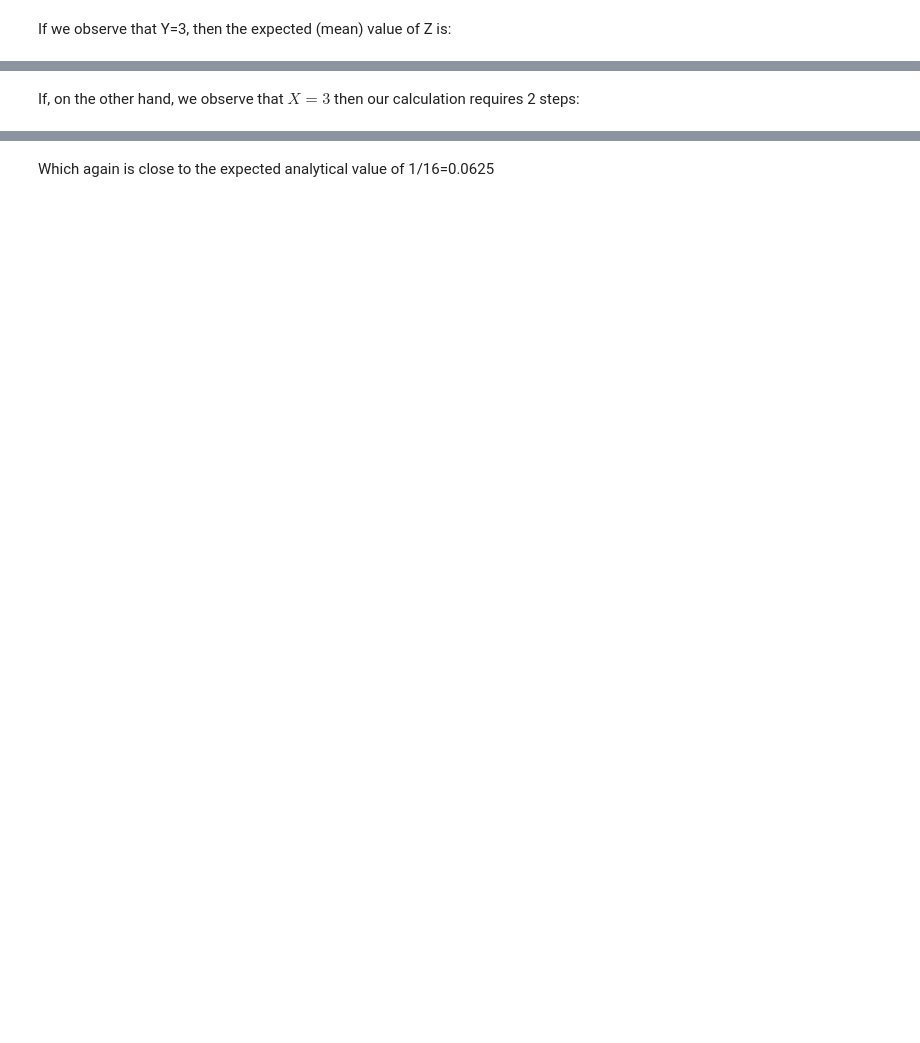
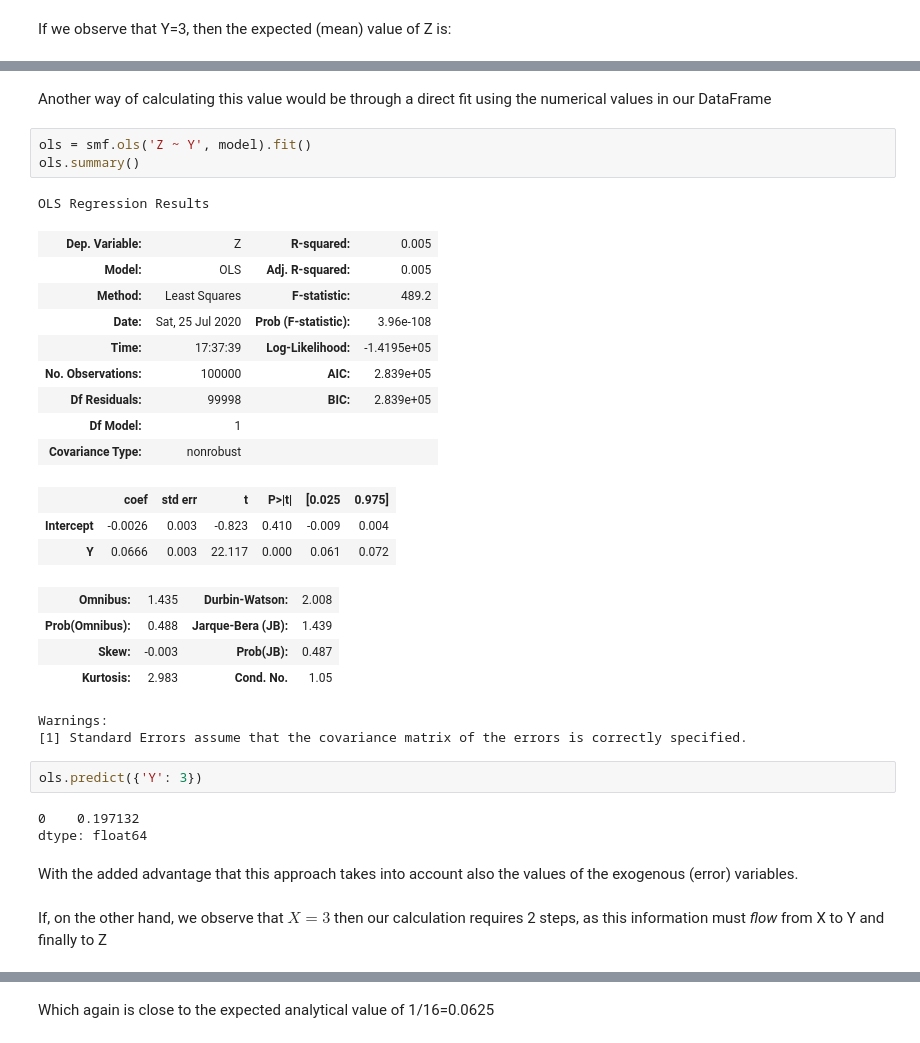
Before and after one commit to DataForScience/Causality, a Jupyter notebook: 1.5 - Structural Causal Models.ipynb, the cells around one changed output, grey strips where cells are left out. Drawn from its saved outputs; the diff is of its cells as text; blank space fills up the shorter version.

```diff
--- a/1.5 - Structural Causal Models.ipynb
+++ b/1.5 - Structural Causal Models.ipynb
@@ -184,5 +202,37 @@ Which is close to the analytically expected value of 1/16=0.1875
+# %% [markdown]
+Another way of calculating this value would be through a direct fit using the numerical values in our DataFrame
+# %%
+ols = smf.ols('Z ~ Y', model).fit()
+ols.summary()
+# %% [output]
+OLS Regression Results
+| Dep. Variable: | Z | R-squared: | 0.005 |
+| Model: | OLS | Adj. R-squared: | 0.005 |
+| Method: | Least Squares | F-statistic: | 489.2 |
+| Date: | Sat, 25 Jul 2020 | Prob (F-statistic): | 3.96e-108 |
+| Time: | 17:37:39 | Log-Likelihood: | -1.4195e+05 |
+| No. Observations: | 100000 | AIC: | 2.839e+05 |
+| Df Residuals: | 99998 | BIC: | 2.839e+05 |
+| Df Model: | 1 |  |  |
+| Covariance Type: | nonrobust |  |  |
+|  | coef | std err | t | P>|t| | [0.025 | 0.975] |
+| Intercept | -0.0026 | 0.003 | -0.823 | 0.410 | -0.009 | 0.004 |
+| Y | 0.0666 | 0.003 | 22.117 | 0.000 | 0.061 | 0.072 |
+| Omnibus: | 1.435 | Durbin-Watson: | 2.008 |
+| Prob(Omnibus): | 0.488 | Jarque-Bera (JB): | 1.439 |
+| Skew: | -0.003 | Prob(JB): | 0.487 |
+| Kurtosis: | 2.983 | Cond. No. | 1.05 |
+Warnings:
+[1] Standard Errors assume that the covariance matrix of the errors is correctly specified.
+# %%
+ols.predict({'Y': 3})
+# %% [output]
+0    0.197132
+dtype: float64
+# %% [markdown]
+With the added advantage that this approach takes into account also the values of the exogenous (error) variables.
 # %% [markdown]
-If, on the other hand, we observe that $X=3$ then our calculation requires 2 steps:
+If, on the other hand, we observe that $X=3$ then our calculation requires 2 steps, as this information must *flow* from X to Y and finally to Z
 # %%
 Y_X3 = fY(3, Uy)
 Z_X3 = np.mean(fZ(Y_X3, Uz))
```
Also changed, not shown: parts of 49 cells of this notebook, 2 other files.
